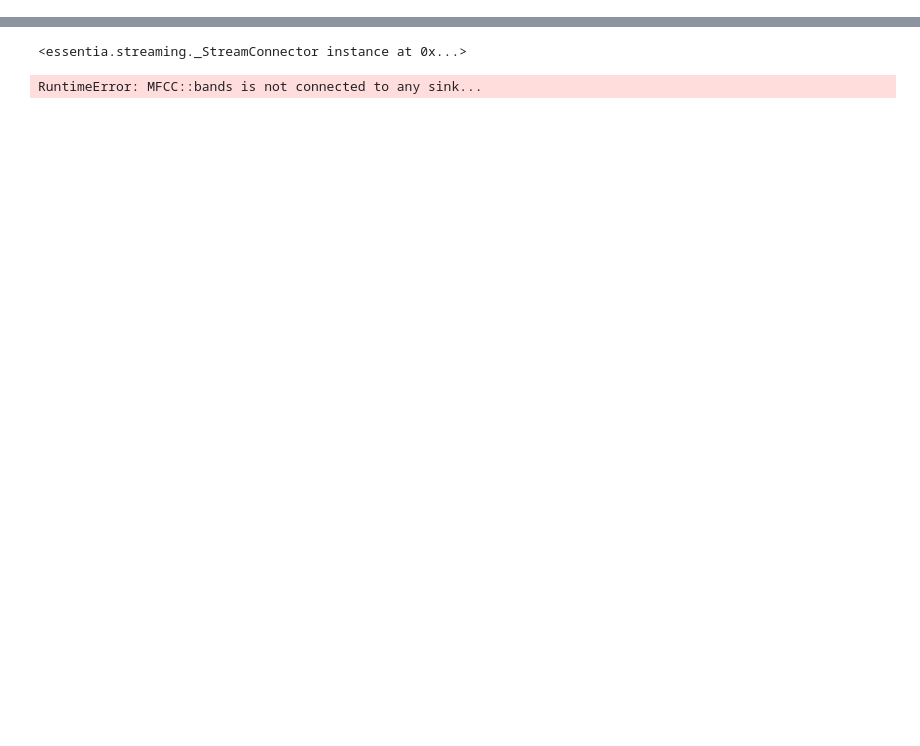
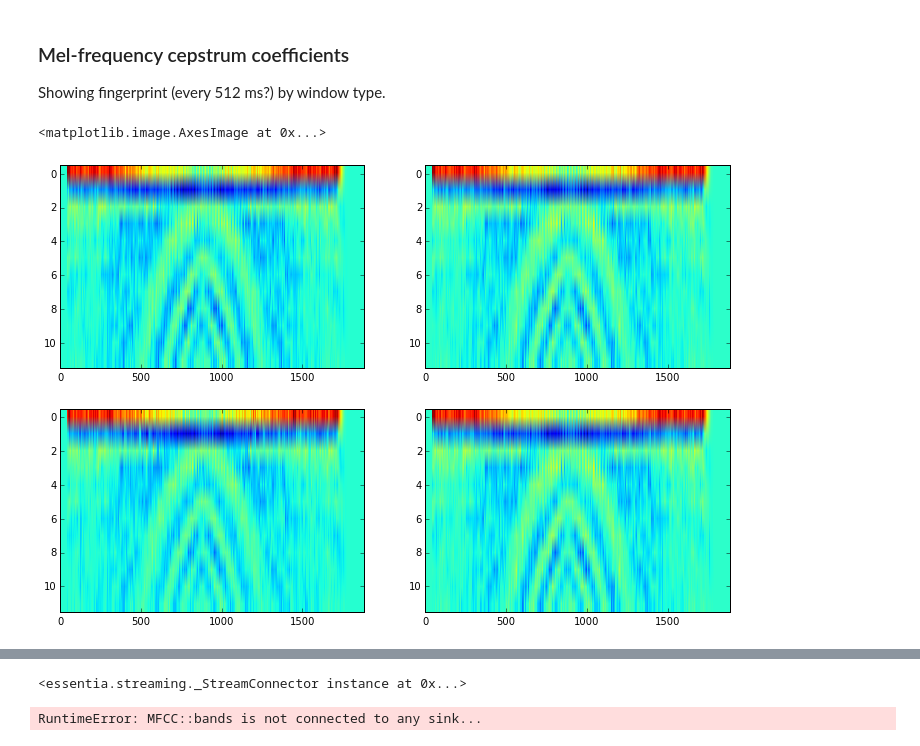
Before and after one commit to MickyDowns/deep-keras-music-net, a Jupyter notebook: music_study_aid.ipynb, the cells around one changed output, grey strips where cells are left out. Cells and saved outputs as stored; diff of their text form; code cells hidden in the pictures; blank space fills up the shorter version.

```diff
--- a/music_study_aid.ipynb
+++ b/music_study_aid.ipynb
@@ -129,0 +118,48 @@ fft = FFT()
+# %% [markdown]
+### Mel-frequency cepstrum coefficients
+
+Showing fingerprint (every 512 ms?) by window type.
+# %%
+plt.figure(figsize=(12, 8))
+
+mfccs = []
+for frame in FrameGenerator(audio, frameSize = 1024, hopSize = 512):
+    mfcc_bands, mfcc_coeffs = mfcc(spectrum(w_hm(frame))) # perform mfcc on spectrum returning bands, coefficients
+    mfccs.append(mfcc_coeffs)
+mfccs = essentia.array(mfccs).T # transpose, then convert list to an essentia.array first (== numpy.array of floats)
+plt.subplot(2,2,1); plt.imshow(mfccs[1:,:], aspect = 'auto')
+
+#****
+
+mfccs = []
+for frame in FrameGenerator(audio, frameSize = 1024, hopSize = 512):
+    mfcc_bands, mfcc_coeffs = mfcc(spectrum(w_tr(frame))) # perform mfcc on spectrum returning bands, coefficients
+    mfccs.append(mfcc_coeffs)
+mfccs = essentia.array(mfccs).T # transpose, then convert list to an essentia.array first (== numpy.array of floats)
+plt.subplot(2,2,2); plt.imshow(mfccs[1:,:], aspect = 'auto')
+
+#****
+
+mfccs = []
+for frame in FrameGenerator(audio, frameSize = 1024, hopSize = 512):
+    mfcc_bands, mfcc_coeffs = mfcc(spectrum(w_sq(frame))) # perform mfcc on spectrum returning bands, coefficients
+    mfccs.append(mfcc_coeffs)
+mfccs = essentia.array(mfccs).T # transpose, then convert list to an essentia.array first (== numpy.array of floats)
+plt.subplot(2,2,3); plt.imshow(mfccs[1:,:], aspect = 'auto')
+
+#****
+
+mfccs = []
+for frame in FrameGenerator(audio, frameSize = 1024, hopSize = 512):
+    mfcc_bands, mfcc_coeffs = mfcc(spectrum(w_hn(frame))) # perform mfcc on spectrum returning bands, coefficients
+    mfccs.append(mfcc_coeffs)
+
+mfccs = essentia.array(mfccs).T # transpose, then convert list to an essentia.array first (== numpy.array of floats)
+plt.subplot(2,2,4); plt.imshow(mfccs[1:,:], aspect = 'auto')
+
+
+# Ignored the first MFCC coefficient to disregard the power of the signal and only plot its spectral shape
+#plt.imshow(mfccs[1:,:], aspect = 'auto')
+# %% [output]
+<matplotlib.image.AxesImage at 0x...>
+[figure, added]
```
Also changed, not shown: parts of 34 cells of this notebook.
